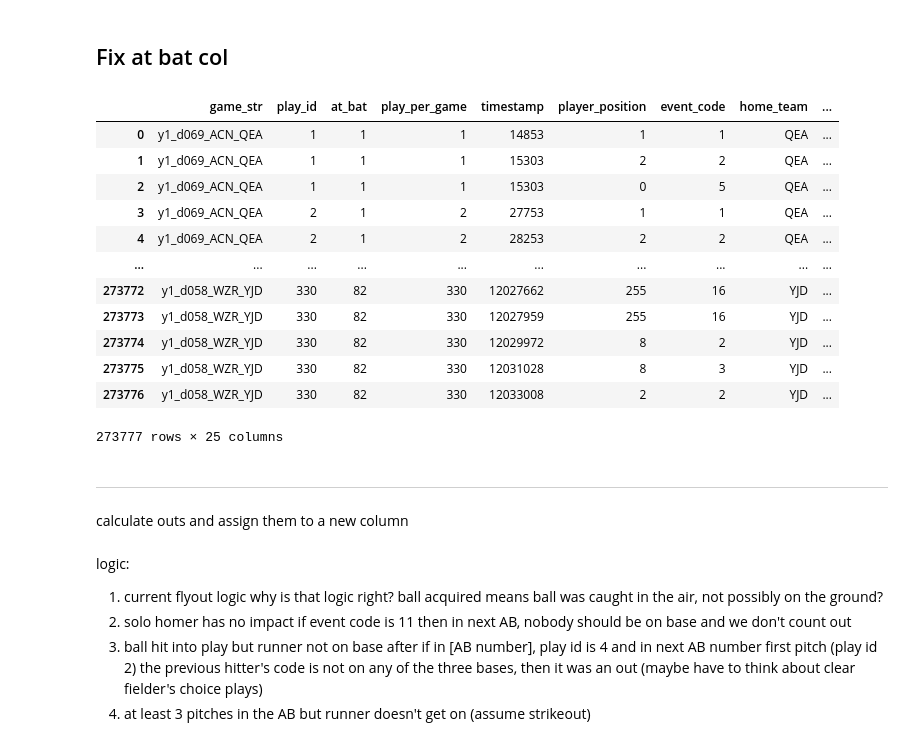
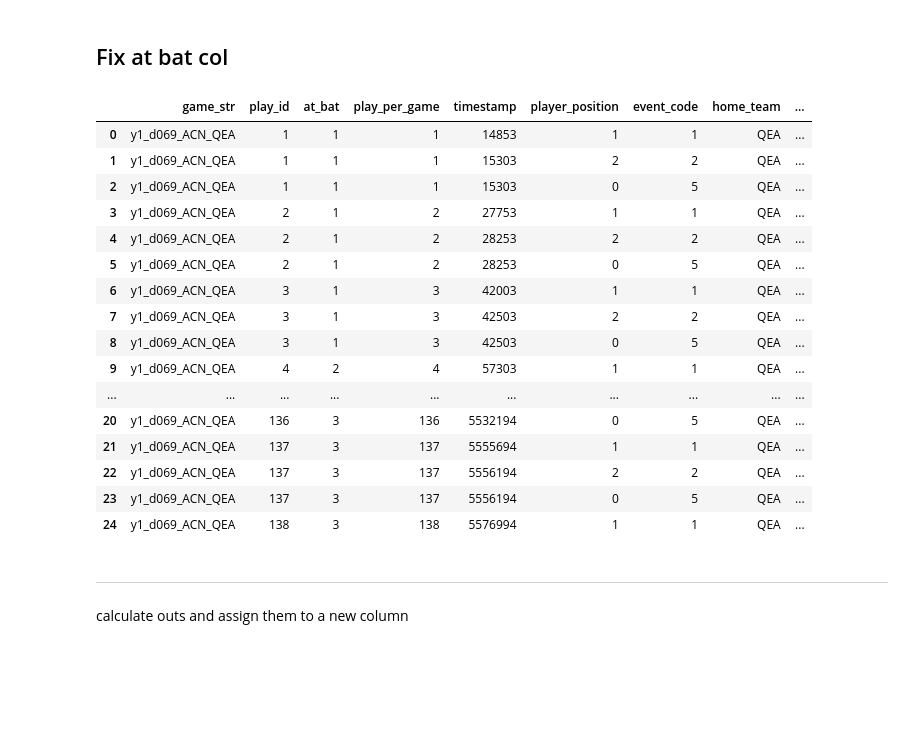
Before and after one commit to alexfrederick1/The-Man-in-the-Middle, a Jupyter notebook: add_outs.ipynb, the cells around one changed output. Drawn from its saved outputs; the diff is of its cells as text; code cells hidden in the pictures; blank space fills up the shorter version.

```diff
--- a/add_outs.ipynb
+++ b/add_outs.ipynb
@@ -155,32 +161,25 @@ for row in range(len(game_info_df_sub)):
 # %%
 game_info_df_sub['at_bat'] = at_bat
 final_ie = game_info_df_sub
-final_ie
+final_ie.head(25)
 # %% [output]
 |  | game_str | play_id | at_bat | play_per_game | timestamp | player_position | event_code | home_team | ... |
 | 0 | y1_d069_ACN_QEA | 1 | 1 | 1 | 14853 | 1 | 1 | QEA | ... |
 | 1 | y1_d069_ACN_QEA | 1 | 1 | 1 | 15303 | 2 | 2 | QEA | ... |
 | 2 | y1_d069_ACN_QEA | 1 | 1 | 1 | 15303 | 0 | 5 | QEA | ... |
 | 3 | y1_d069_ACN_QEA | 2 | 1 | 2 | 27753 | 1 | 1 | QEA | ... |
 | 4 | y1_d069_ACN_QEA | 2 | 1 | 2 | 28253 | 2 | 2 | QEA | ... |
+| 5 | y1_d069_ACN_QEA | 2 | 1 | 2 | 28253 | 0 | 5 | QEA | ... |
+| 6 | y1_d069_ACN_QEA | 3 | 1 | 3 | 42003 | 1 | 1 | QEA | ... |
+| 7 | y1_d069_ACN_QEA | 3 | 1 | 3 | 42503 | 2 | 2 | QEA | ... |
+| 8 | y1_d069_ACN_QEA | 3 | 1 | 3 | 42503 | 0 | 5 | QEA | ... |
+| 9 | y1_d069_ACN_QEA | 4 | 2 | 4 | 57303 | 1 | 1 | QEA | ... |
 | ... | ... | ... | ... | ... | ... | ... | ... | ... | ... |
-| 273772 | y1_d058_WZR_YJD | 330 | 82 | 330 | 12027662 | 255 | 16 | YJD | ... |
-| 273773 | y1_d058_WZR_YJD | 330 | 82 | 330 | 12027959 | 255 | 16 | YJD | ... |
-| 273774 | y1_d058_WZR_YJD | 330 | 82 | 330 | 12029972 | 8 | 2 | YJD | ... |
-| 273775 | y1_d058_WZR_YJD | 330 | 82 | 330 | 12031028 | 8 | 3 | YJD | ... |
-| 273776 | y1_d058_WZR_YJD | 330 | 82 | 330 | 12033008 | 2 | 2 | YJD | ... |
+| 20 | y1_d069_ACN_QEA | 136 | 3 | 136 | 5532194 | 0 | 5 | QEA | ... |
+| 21 | y1_d069_ACN_QEA | 137 | 3 | 137 | 5555694 | 1 | 1 | QEA | ... |
+| 22 | y1_d069_ACN_QEA | 137 | 3 | 137 | 5556194 | 2 | 2 | QEA | ... |
+| 23 | y1_d069_ACN_QEA | 137 | 3 | 137 | 5556194 | 0 | 5 | QEA | ... |
+| 24 | y1_d069_ACN_QEA | 138 | 3 | 138 | 5576994 | 1 | 1 | QEA | ... |
-273777 rows × 25 columns
 # %% [markdown]
 ---
 calculate outs and assign them to a new column
-# %% [markdown]
-logic:
-
-1. current flyout logic
-    why is that logic right? ball acquired means ball was caught in the air, not possibly on the ground?
-2. solo homer has no impact
-    if event code is 11 then in next AB, nobody should be on base and we don't count out
-3. ball hit into play but runner not on base after
-    if in [AB number], play id is 4 and in next AB number first pitch (play id 2) the previous hitter's code is not on any of the three bases, then it was an out
-    (maybe have to think about clear fielder's choice plays)
-4. at least 3 pitches in the AB but runner doesn't get on (assume strikeout)
```
Also changed, not shown: parts of 12 cells of this notebook, 3 other files.
